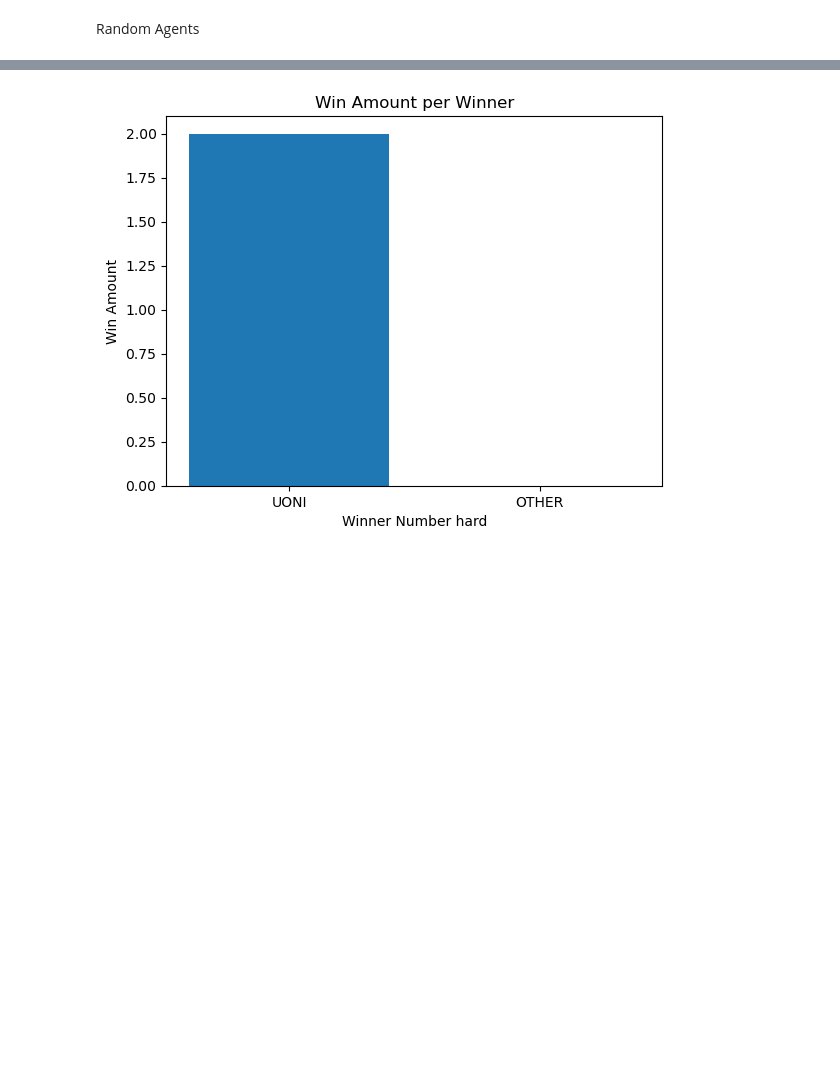
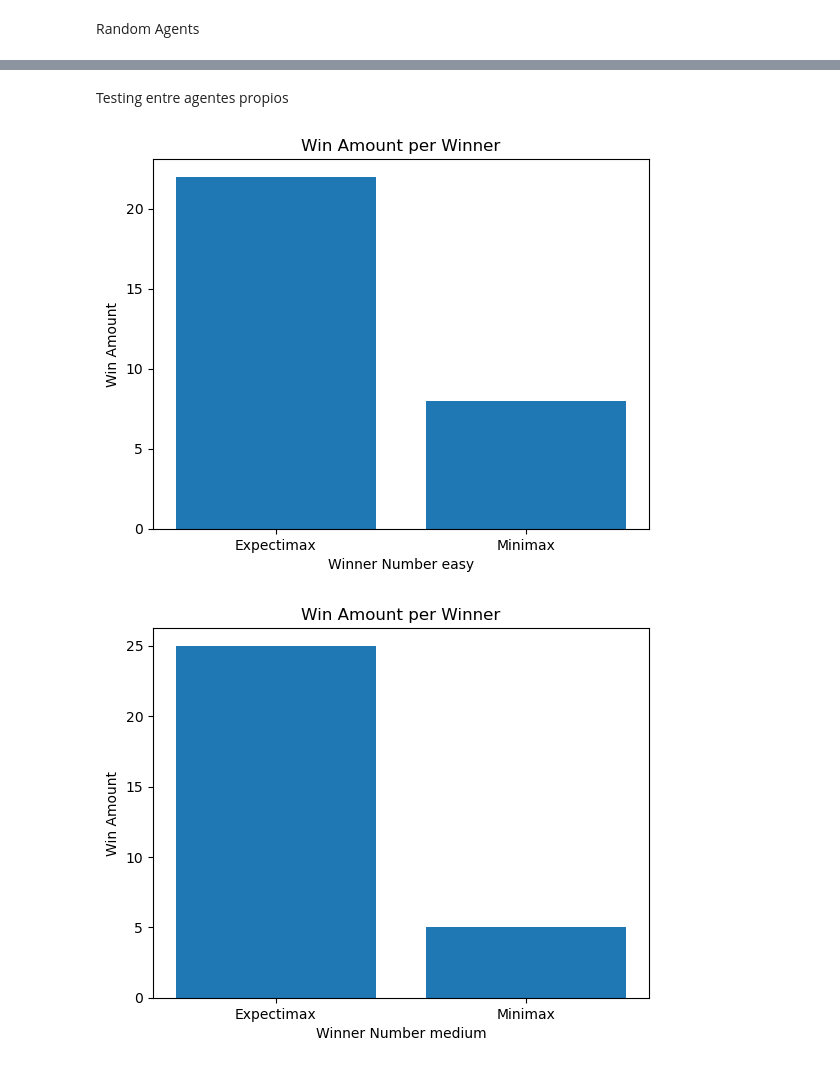
Before and after one commit to Santiago-Moron/IA-obligatorio, a Jupyter notebook: Obligatorio Mayo 2024/CoinGame/coin_game.ipynb, the cells around one changed output, grey strips where cells are left out. Saved outputs shown, nothing was run; the diff lists cells and outputs as text; code cells hidden in the pictures; blank space fills up the shorter version.

Commit message:
Update - CoinGame

```diff
--- a/Obligatorio Mayo 2024/CoinGame/coin_game.ipynb
+++ b/Obligatorio Mayo 2024/CoinGame/coin_game.ipynb
@@ -42,0 +98,36 @@ Random Agent vs UONI (Universal Optimization Neural Interface)
+# %%
+import matplotlib.pyplot as plt
+import wandb
+
+def print_graph(ws, level):
+    #wandb.init(project="coin_game")
+
+    winners = ["UONI", "Minimax"]
+    win_counts = [ws.count(x) for x in [1, 2]]
+
+    fig, ax = plt.subplots()
+
+    ax.bar(winners, win_counts)
+
+    ax.set_xlabel('Winner Number ' + level)
+    ax.set_ylabel('Win Amount')
+    ax.set_title('Win Amount per Winner')
+
+    #wandb.log({"Winners": wandb.Image(fig)})
+
+    plt.show()
+
+    plt.close(fig)
+# %%
+from tqdm import tqdm
+import wandb
+wandb.init(project="coin_game")
+ws = {'easy':[], 'medium':[], 'hard':[]}
+for level in ['easy', 'medium', 'hard']:
+    for i in tqdm(range(30)):
+        if i%2 == 0:
+            ws[level].append(play_vs_other_agent(env, agent1=UONI(1, level), agent2=ExpectimaxAgent(2), render=False))
+        else:
+            ws[level].append(3-play_vs_other_agent(env, agent1=ExpectimaxAgent(1), agent2=UONI(2, level), render=False))
+    fig = print_graph(ws[level], level)
+    wandb.log({"Winners": wandb.Image(fig)})
@@ -43,8 +138,10 @@ Random Agent vs UONI (Universal Optimization Neural Interface)
+# %% [markdown]
+Testing entre agentes propios
 # %%
 import matplotlib.pyplot as plt
 # Assuming ws is a list of winners
 def print_graph(ws, level):
-    winners = ["UONI", "OTHER"]
+    winners = ["Expectimax", "Minimax"]
     win_counts = [ws.count(x) for x in [1,2]]
 
     plt.bar(winners, win_counts)
@@ -55,13 +152,14 @@ def print_graph(ws, level):
 # %%
 from tqdm import tqdm
 
 ws = {'easy':[], 'medium':[], 'hard':[]}
 for level in ['easy', 'medium', 'hard']:
-    for i in tqdm(range(2)):
+    for i in tqdm(range(30)):
         if i%2 == 0:
-            ws[level].append(play_vs_other_agent(env, agent1=UONI(1, level), agent2=Minimax_agent(2), render=False))
+            ws[level].append(play_vs_other_agent(env, agent1=ExpectimaxAgent(1), agent2=Minimax_agent(2), render=False))
         else:
-            ws[level].append(3-play_vs_other_agent(env, agent1=Minimax_agent(1), agent2=UONI(2, level), render=False))
+            ws[level].append(3-play_vs_other_agent(env, agent1=Minimax_agent(1), agent2=ExpectimaxAgent(1), render=False))
     print_graph(ws[level], level)
 # %% [output]
-[figure, old version]
+[figure, new version]
+[figure, added]
```
Also changed, not shown: parts of 8 cells of this notebook, 2 other files.
